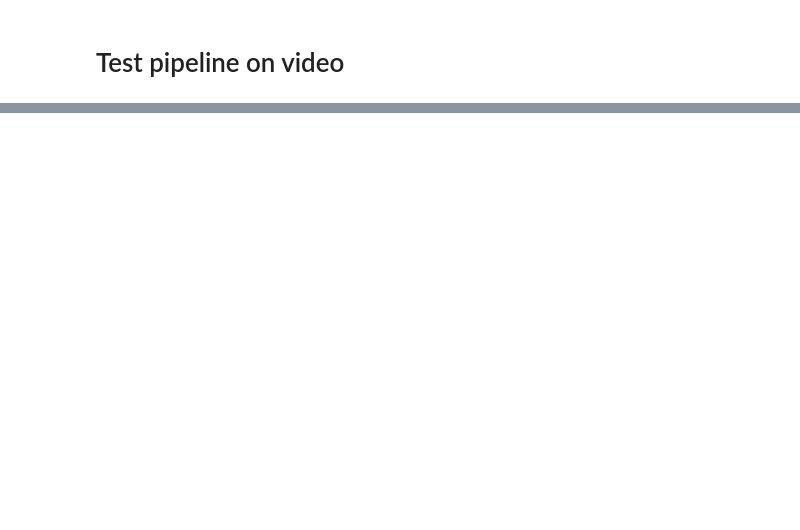
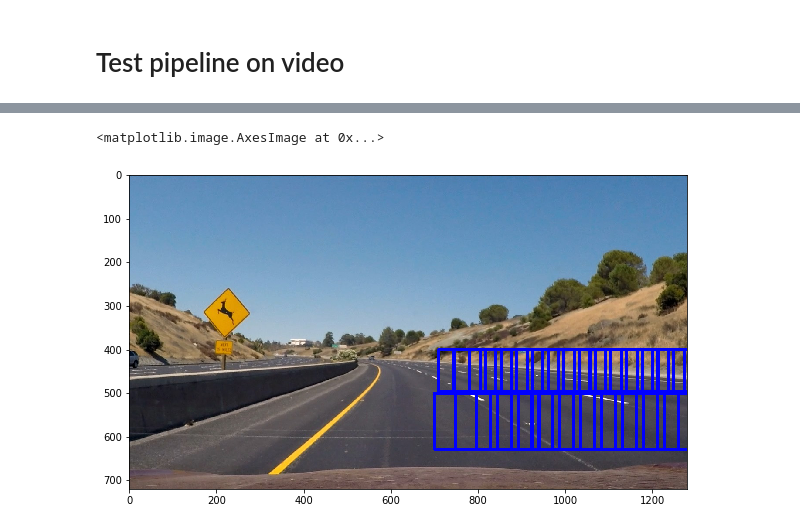
Before and after one commit to BrendanSchell/SDCND_P5, a Jupyter notebook: P5_Workbook.ipynb, the cells around one changed output, grey strips where cells are left out. Cells and saved outputs as stored; diff of their text form; code cells hidden in the pictures; blank space fills up the shorter version.

```diff
--- a/P5_Workbook.ipynb
+++ b/P5_Workbook.ipynb
@@ -574,0 +818,25 @@ Wall time: 19min 13s
+# %%
+# block to demonstrate sliding windows
+
+y_start_stop_bottom = [500, None] # Min and max in y to search in slide_window()
+y_start_stop_top = [400, 600]
+x_start_stop = [700,None] # Min and max in x to search in slide_window()
+image = mpimg.imread('test_images/test2.jpg')
+draw_image = np.copy(image)
+
+fig = plt.figure(figsize=(10,10))
+image = image.astype(np.float32)/255
+
+windows = slide_window(image, x_start_stop=x_start_stop, y_start_stop=y_start_stop_bottom,
+                    xy_window=(128, 128), xy_overlap=(0.9,0.2))
+
+windows += slide_window(image, x_start_stop=x_start_stop, y_start_stop=y_start_stop_top,
+                    xy_window=(96, 96), xy_overlap=(0.9,0.2))
+
+for i, window in enumerate(windows):
+    if i % 4 == 0:
+        cv2.rectangle(draw_image, window[0], window[1],(0,0,255), 6)
+plt.imshow(draw_image)
+# %% [output]
+<matplotlib.image.AxesImage at 0x...>
+[figure, added]
```
Also changed, not shown: parts of 15 cells of this notebook.
